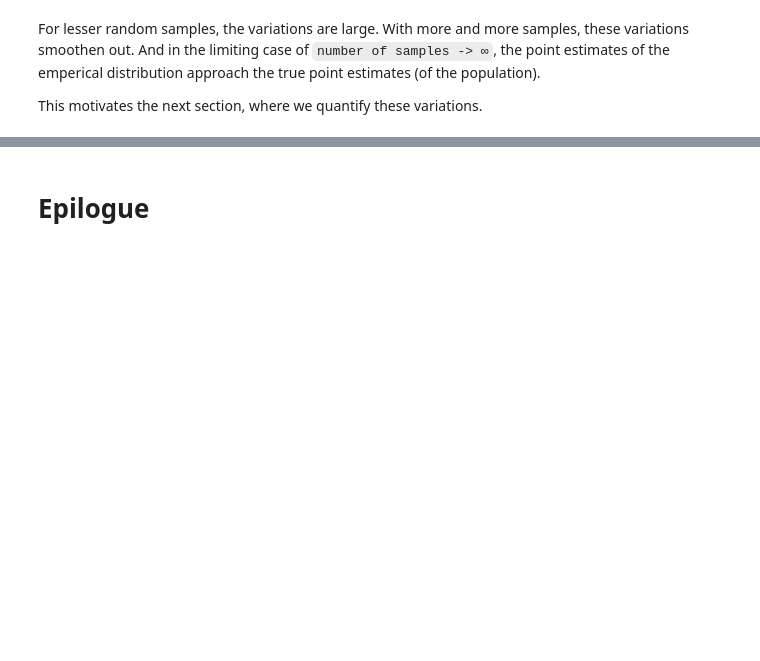
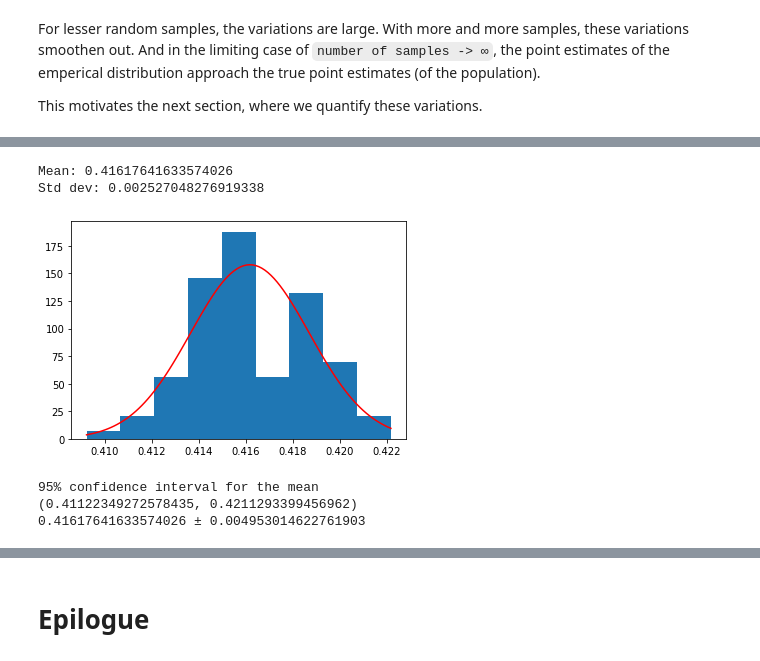
Before and after one commit to skit-ai/onboarding, a Jupyter notebook: ml/statistical-methods/statistical-methods-1.ipynb, the cells around one changed output, grey strips where cells are left out. Saved outputs shown, nothing was run; the diff lists cells and outputs as text; code cells hidden in the pictures; blank space fills up the shorter version.

```diff
--- a/ml/statistical-methods/statistical-methods-1.ipynb
+++ b/ml/statistical-methods/statistical-methods-1.ipynb
@@ -261,0 +273,21 @@ Broadly, there are two ways to estimate it:
+# %%
+SAMPLINGS = 1000
+# %%
+## Fancy
+
+distr = Fancy(distributions)
+means = [np.mean(distr.rvs(N_samples)) for i in range(SAMPLINGS)]
+print_stats(means)
+fit_to_distr(means, stats.norm)
+# %% [output]
+Mean: 0.41617641633574026
+Std dev: 0.002527048276919338
+[figure, added]
+# %%
+print("95% confidence interval for the mean")
+print(percentile_around_mean_normal(np.mean(means), np.std(means), q=.95))
+print(f"{np.mean(means)} ± {1.96*np.std(means)}")
+# %% [output]
+95% confidence interval for the mean
+(0.41122349272578435, 0.4211293399456962)
+0.41617641633574026 ± 0.004953014622761903
```
Also changed, not shown: parts of 34 cells of this notebook.
